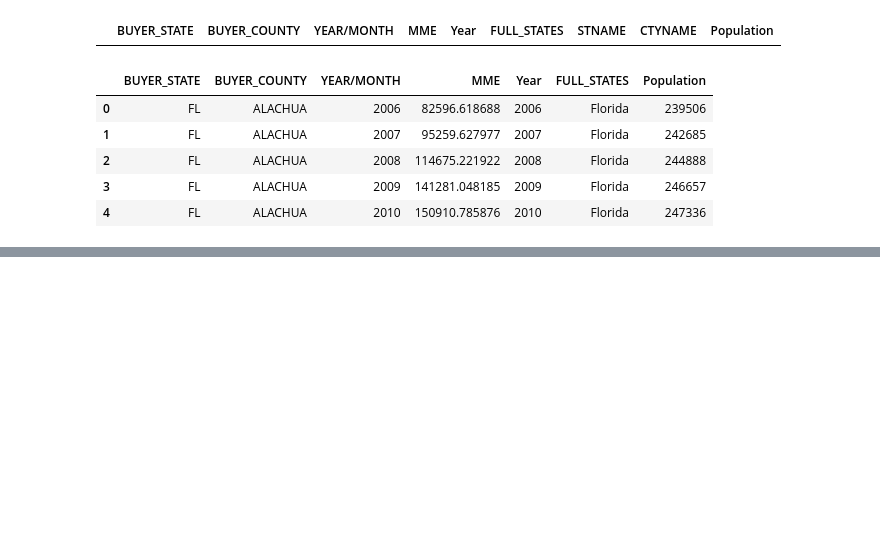
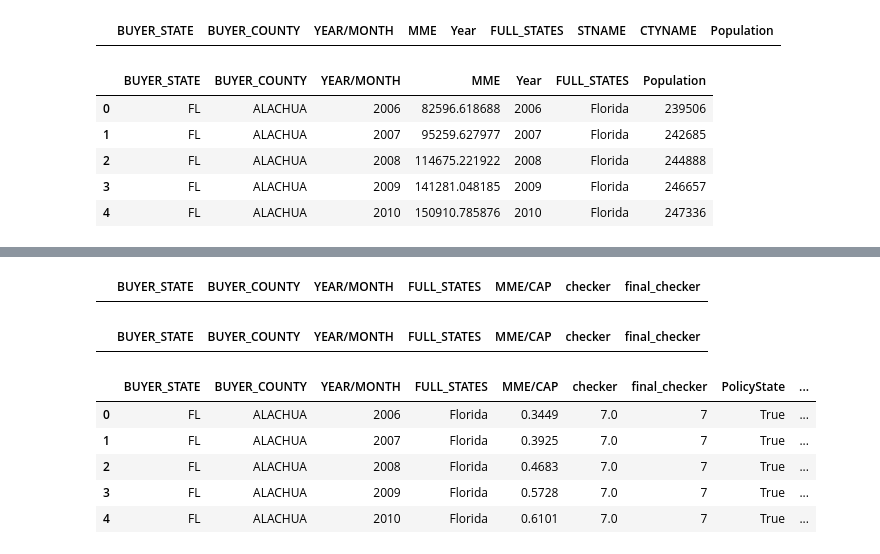
Before and after one commit to yichenghuang980/estimating-impact-of-opioids-2020-team6, a Jupyter notebook: 10_code/Shipment & Population Merging.ipynb, the cells around one changed output, grey strips where cells are left out. Saved outputs shown, nothing was run; the diff lists cells and outputs as text; code cells hidden in the pictures; blank space fills up the shorter version.

```diff
--- a/10_code/Shipment & Population Merging.ipynb
+++ b/10_code/Shipment & Population Merging.ipynb
@@ -540,2 +758,71 @@ merge.head()
+# %%
+# Group by state and county then count the number of values again
+merge_final["final_checker"] = merge_final.groupby(
+    ["BUYER_STATE", "BUYER_COUNTY"], as_index=False
+)[["YEAR/MONTH"]].transform("count")
+# %%
+# Check if there are any missing rows again
+merge_final[
+    (merge_final["final_checker"] != 7)
+    & (merge_final.BUYER_STATE.isin(["FL", "LA", "MS", "SC"]))
+]
+# %% [output]
+|  | BUYER_STATE | BUYER_COUNTY | YEAR/MONTH | FULL_STATES | MME/CAP | checker | final_checker |
+# %%
+# For the rest of states the count should be equal to 84
+# Subset dataframe that has incomplete values
+merge_final[
+    (merge_final["final_checker"] != 84)
+    & (~merge_final.BUYER_STATE.isin(["FL", "LA", "MS", "SC"]))
+]
+# %% [output]
+|  | BUYER_STATE | BUYER_COUNTY | YEAR/MONTH | FULL_STATES | MME/CAP | checker | final_checker |
+# %%
+# Create a column call "PolicyState"
+merge_final["PolicyState"] = (
+    (merge_final["BUYER_STATE"] == "FL")
+    | ((merge_final["BUYER_STATE"] == "TX"))
+    | (merge_final["BUYER_STATE"] == "WA")
+)
+# %%
+# Create a column call Post
+merge_final["Post"] = (
+    (
+        (
+            (merge["BUYER_STATE"] == "FL")
+            | (merge["BUYER_STATE"] == "LA")
+            | (merge["BUYER_STATE"] == "MS")
+            | (merge["BUYER_STATE"] == "SC")
+        )
+        & (merge["Year"] >= 2010)
+    )
+    | (
+        (
+            (merge["BUYER_STATE"] == "TX")
+            | (merge["BUYER_STATE"] == "AR")
+            | (merge["BUYER_STATE"] == "NM")
+            | (merge["BUYER_STATE"] == "KS")
+        )
+        & (merge["Year"] >= 2007)
+    )
+    | (
+        (
+            (merge["BUYER_STATE"] == "WA")
+            | (merge["BUYER_STATE"] == "OR")
+            | (merge["BUYER_STATE"] == "CO")
+            | (merge["BUYER_STATE"] == "CA")
+        )
+        & (merge["Year"] >= 2012)
+    )
+)
+# %%
+merge_final.head()
+# %% [output]
+|  | BUYER_STATE | BUYER_COUNTY | YEAR/MONTH | FULL_STATES | MME/CAP | checker | final_checker | PolicyState | ... |
+| 0 | FL | ALACHUA | 2006 | Florida | 0.3449 | 7.0 | 7 | True | ... |
+| 1 | FL | ALACHUA | 2007 | Florida | 0.3925 | 7.0 | 7 | True | ... |
+| 2 | FL | ALACHUA | 2008 | Florida | 0.4683 | 7.0 | 7 | True | ... |
+| 3 | FL | ALACHUA | 2009 | Florida | 0.5728 | 7.0 | 7 | True | ... |
+| 4 | FL | ALACHUA | 2010 | Florida | 0.6101 | 7.0 | 7 | True | ... |
 # %%
 # Convert to CSV
```
Also changed, not shown: parts of 35 cells of this notebook, 1 other file.
